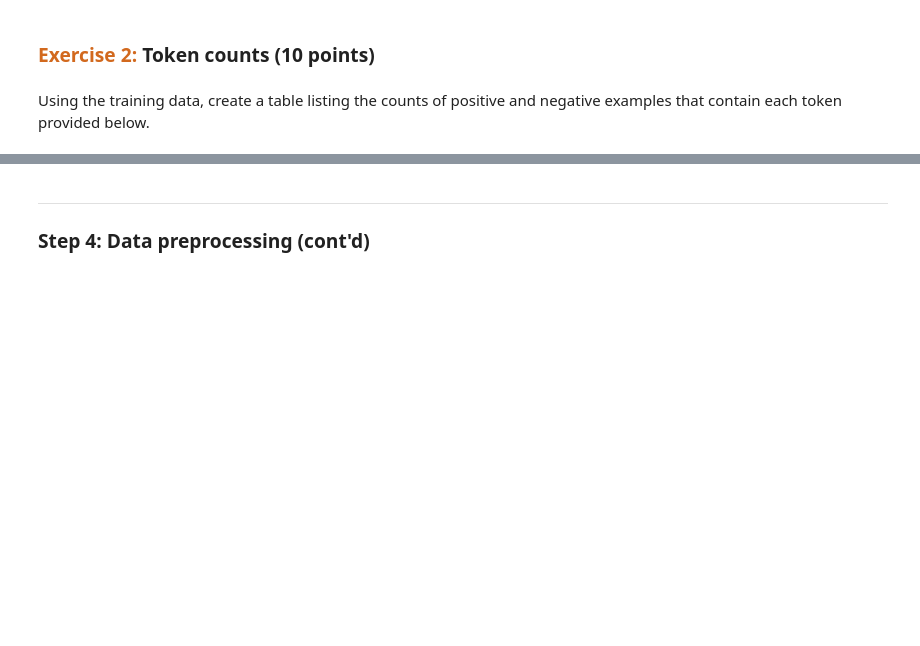
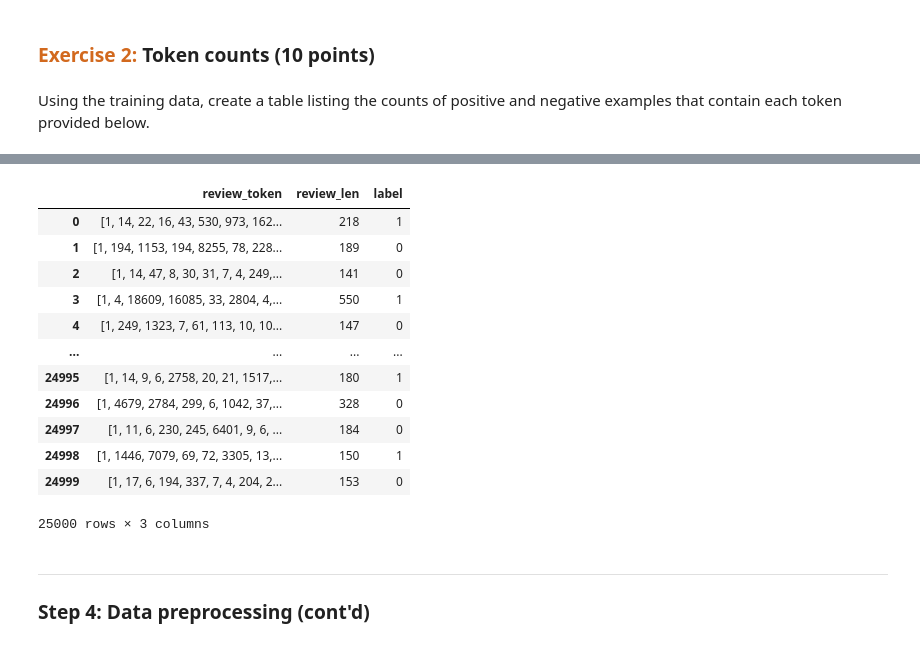
Before and after one commit to dabingougou/207, a Jupyter notebook: week_9/09 Embeddings for Text.ipynb, the cells around one changed output, grey strips where cells are left out. Drawn from its saved outputs; the diff is of its cells as text; code cells hidden in the pictures; blank space fills up the shorter version.

```diff
--- a/week_9/09 Embeddings for Text.ipynb
+++ b/week_9/09 Embeddings for Text.ipynb
@@ -233,0 +236,17 @@ tokens = ['good', 'bad', 'amazing', 'boring', 'laugh', 'cry']
+# %%
+tokens = ['good', 'bad', 'amazing', 'boring', 'laugh', 'cry']
+# YOUR CODE HERE
+
+tokens_int = [index.get(token) for token in tokens]
+
+
+for token, token_int in zip(tokens, tokens_int):
+    train_df[f'contains_{token}'] = train_df['review_token'].apply(lambda x: token_int in x)
+
+tokens_table = pd.DataFrame({
+    'token': tokens,
+    'positive_reviews': [train_df[(train_df.label == 1) & train_df[f'contains_{token}']].shape[0] for token in tokens],
+    'negative_count': [train_df[(train_df.label == 0) & (train_df[f'contains_{token}'])].shape[0] for token in tokens]
+})
+
+tokens_table
@@ -234,3 +261,23 @@ tokens = ['good', 'bad', 'amazing', 'boring', 'laugh', 'cry']
+# %%
+# Remove
+train_df
+
+train_df = train_df.iloc[:, 0:3]
+train_df
+# %% [output]
+|  | review_token | review_len | label |
+| 0 | [1, 14, 22, 16, 43, 530, 973, 162... | 218 | 1 |
+| 1 | [1, 194, 1153, 194, 8255, 78, 228... | 189 | 0 |
+| 2 | [1, 14, 47, 8, 30, 31, 7, 4, 249,... | 141 | 0 |
+| 3 | [1, 4, 18609, 16085, 33, 2804, 4,... | 550 | 1 |
+| 4 | [1, 249, 1323, 7, 61, 113, 10, 10... | 147 | 0 |
+| ... | ... | ... | ... |
+| 24995 | [1, 14, 9, 6, 2758, 20, 21, 1517,... | 180 | 1 |
+| 24996 | [1, 4679, 2784, 299, 6, 1042, 37,... | 328 | 0 |
+| 24997 | [1, 11, 6, 230, 245, 6401, 9, 6, ... | 184 | 0 |
+| 24998 | [1, 1446, 7079, 69, 72, 3305, 13,... | 150 | 1 |
+| 24999 | [1, 17, 6, 194, 337, 7, 4, 204, 2... | 153 | 0 |
+25000 rows × 3 columns
 # %% [markdown]
 ---
 ### Step 4: Data preprocessing (cont'd)
```
Also changed, not shown: parts of 8 cells of this notebook.
